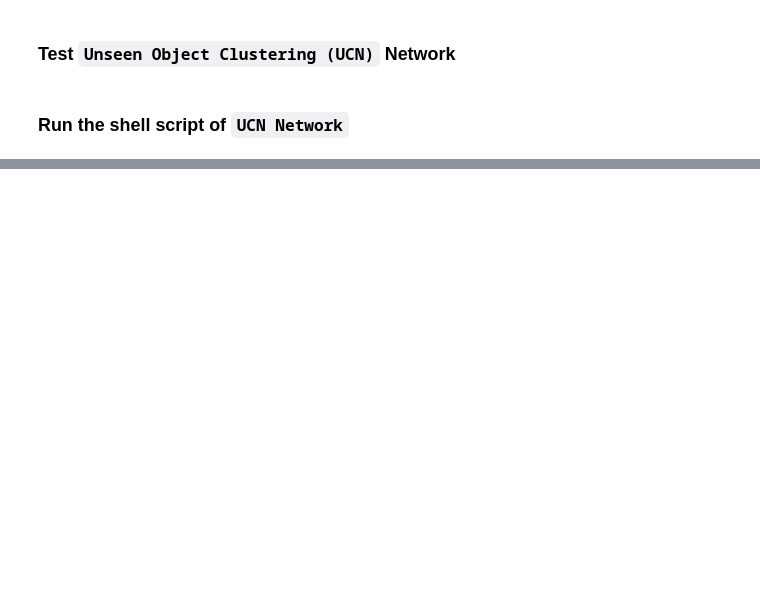
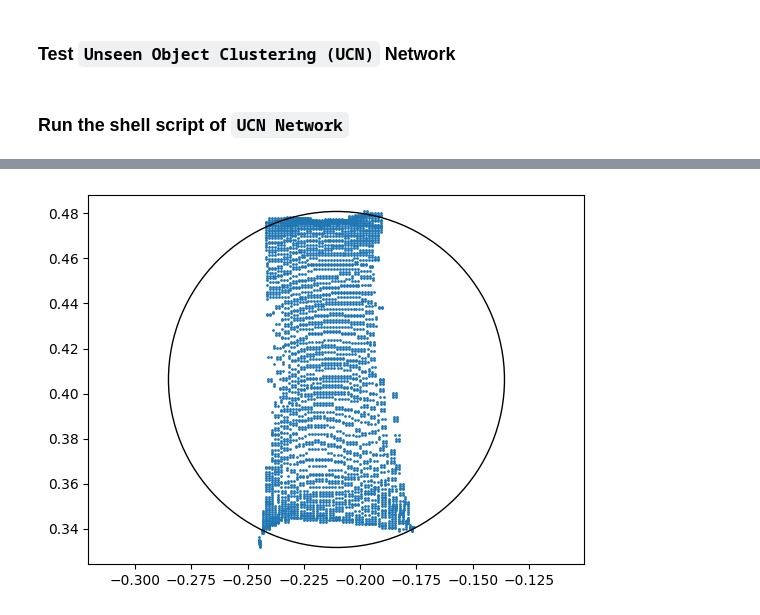
Before and after one commit to joonhyung-lee/xai615-realworld, a Jupyter notebook: code/demo_realworld_perception.ipynb, the cells around one changed output, grey strips where cells are left out. Cells and saved outputs as stored; diff of their text form; code cells hidden in the pictures; blank space fills up the shorter version.

Commit message:
Add Perception Module

```diff
--- a/code/demo_realworld_perception.ipynb
+++ b/code/demo_realworld_perception.ipynb
@@ -41,0 +48,4 @@ ModuleNotFoundError: No module named 'rospy'
+# %%
+import numpy as np
+label_pixel = np.load(f'{perception}/label_data.npy')
+depth_pixel = np.load(f'{perception}/depth_data.npy')
@@ -41,0 +100,9 @@ ModuleNotFoundError: No module named 'rospy'
+# %%
+def camera_to_base(transform_mat, points):
+    ones = np.ones((len(points),1))
+    points = np.concatenate((points,ones),axis=1)
+    t_points = points.T
+    t_transformed_ponints = np.dot(transform_mat,t_points)
+    transformed_ponints = t_transformed_ponints.T
+    xyz = transformed_ponints[:,0:3]
+    return xyz
@@ -41,0 +153,36 @@ ModuleNotFoundError: No module named 'rospy'
+# %%
+import numpy as np
+import matplotlib.pyplot as plt
+
+# assume cleaned_point_cloud is the cleaned point cloud as a numpy array with shape (n_points, 3)
+
+# project points onto the XY plane by ignoring the Z coordinate
+projected_points = cleaned_point_cloud[:, [1,2]]
+
+# compute extent of points in XY plane
+min_x, min_y = np.min(projected_points, axis=0)
+max_x, max_y = np.max(projected_points, axis=0)
+
+# compute center of circle
+center_x, center_y = (min_x + max_x) / 2, (min_y + max_y) / 2
+
+# compute radius of circle
+radius = max((max_x - min_x), (max_y - min_y)) / 2
+
+# plot the circle and points
+fig, ax = plt.subplots()
+ax.set_aspect('equal')
+ax.scatter(projected_points[:, 0], projected_points[:, 1], s=1)
+circle = plt.Circle((center_x, center_y), radius, fill=False)
+ax.add_artist(circle)
+
+edge = 0.02
+plt.xlim(center_x-radius-edge, center_x+radius+edge)
+plt.ylim(center_y-radius-edge, center_y+radius+edge)
+plt.axis('equal')
+plt.show()
+
+
+center_z = (min_y+max_y)/2
+# %% [output]
+[figure, added]
```
Also changed, not shown: parts of 10 cells of this notebook.
